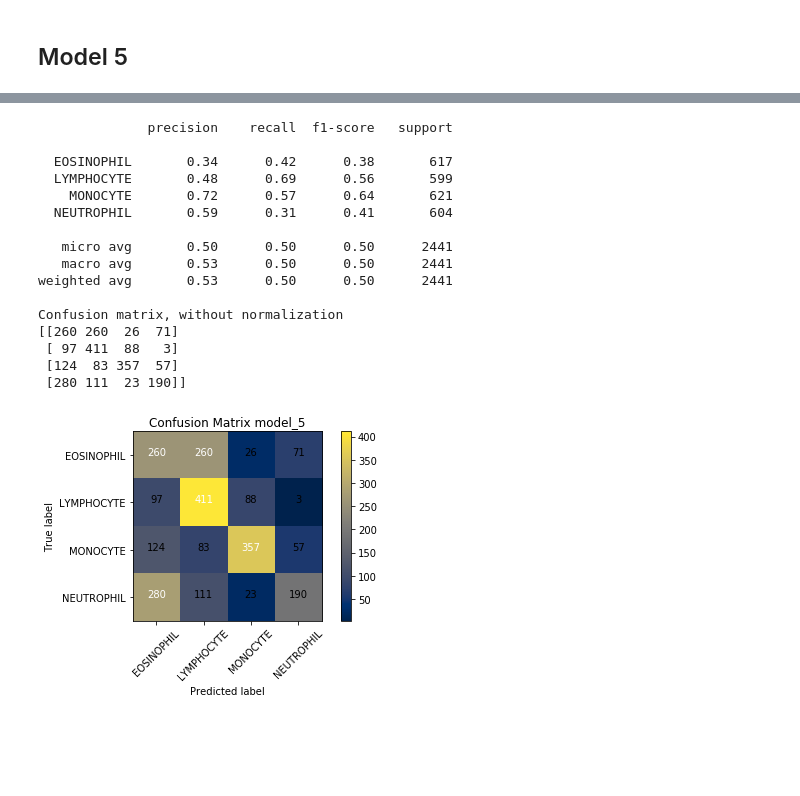
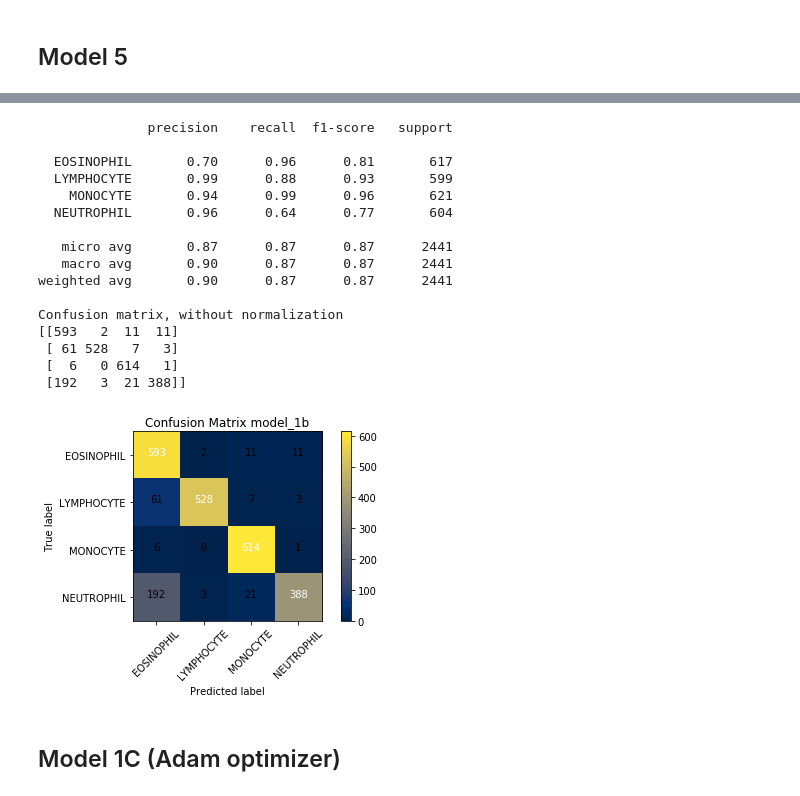
Before and after one commit to mattxushuai/Thinkful_final_capstone, a Jupyter notebook: CNN.ipynb, the cells around one changed output, grey strips where cells are left out. Drawn from its saved outputs; the diff is of its cells as text; code cells hidden in the pictures; blank space fills up the shorter version.

```diff
--- a/CNN.ipynb
+++ b/CNN.ipynb
@@ -205,13 +203,13 @@ def predict(model,model_name,image_generator,no_images,batch_size):
 #parameters
 batch_size = 32
 image_size = (80, 60)
-input_shape = (80, 60,3)
-epochs = 15
+input_shape = (80, 60, 3)
+epochs = 50
 
 #specify paths for train and test sets
-train_path = 'C:/Users/M&D/Dropbox/Data_Science/Final_Capstone/blood-cells/dataset-master/dataset-master/data/TRAIN'
-test_path = 'C:/Users/M&D/Dropbox/Data_Science/Final_Capstone/blood-cells/dataset-master/dataset-master/data/TEST'
-valid_path = 'C:/Users/M&D/Dropbox/Data_Science/Final_Capstone/blood-cells/dataset-master/dataset-master/data/TRAIN'
+train_path = 'C:/Users/shuaix/Dropbox/Data_Science/Final_Capstone/blood-cells/dataset-master/dataset-master/data/TRAIN'
+test_path = 'C:/Users/shuaix/Dropbox/Data_Science/Final_Capstone/blood-cells/dataset-master/dataset-master/data/TEST'
+valid_path = 'C:/Users/shuaix/Dropbox/Data_Science/Final_Capstone/blood-cells/dataset-master/dataset-master/data/TRAIN'
 
 if not os.path.exists(train_path):
     raise Exception('No train folder found')
@@ -421,6 +419,7 @@ Confusion matrix, without normalization
 # %% [markdown]
 ## Model 4
 # %%
+#model 4
 model_name = 'Model_4'
 model4 = Sequential()
 model4.add(Conv2D(32, kernel_size=(3, 3),
@@ -445,7 +444,7 @@ model4.compile(loss='categorical_crossentropy',
                   optimizer=Adadelta(),
                   metrics=['accuracy'])
 
-fit(model4, model_name, image_generator, batch_size, epochs, 7087, 1769)
+fit(model4, model_name, image_generator, batch_size, epochs, 9957, 2487)
 # %% [output]
 _________________________________________________________________
 Layer (type)                 Output Shape              Param #
@@ -489,6 +487,7 @@ Confusion matrix, without normalization
 # %% [markdown]
 ## Model 5
 # %%
+#model 5
 model_name = 'Model_5'
 model5 = Sequential()
 model5.add(Conv2D(32, kernel_size=(3, 3),
@@ -517,5 +516,5 @@ model5.compile(loss='categorical_crossentropy',
                   optimizer=Adadelta(),
                   metrics=['accuracy'])
 
-fit(model5, model_name, image_generator, batch_size, epochs, 7087, 1769)
+fit(model5, model_name, image_generator, batch_size, epochs, 9957, 2487)
 # %% [output]
@@ -540,0 +561,22 @@ Epoch 15/15
+# %%
+model_name = 'Model_1b'
+model1b = Sequential()
+model1b.add(Conv2D(32, kernel_size=(3, 3),
+                     activation='relu',
+                     input_shape=input_shape,strides=1))
+model1b.add(BatchNormalization())
+model1b.add(MaxPooling2D(pool_size=(2, 2)))
+
+model1b.add(Conv2D(32, (3, 3), activation='relu'))
+model1b.add(BatchNormalization())
+model1b.add(MaxPooling2D(pool_size=(2, 2)))
+
+model1b.add(Flatten())
+model1b.add(Dense(128, activation='relu'))
+model1b.add(BatchNormalization())
+model1b.add(Dense(4, activation='softmax'))
+model1b.compile(loss='categorical_crossentropy',
+                  optimizer=Adadelta(),
+                  metrics=['accuracy'])
+
+fit(model1b, model_name, image_generator, batch_size, epochs, 7087, 1769)
@@ -541,20 +603,22 @@ Epoch 15/15
 # %%
-predict(model5 ,'model_5',image_generator,2441,batch_size)
+predict(model1b ,'model_1b',image_generator,2441,batch_size)
 # %% [output]
               precision    recall  f1-score   support
 
-  EOSINOPHIL       0.34      0.42      0.38       617
-  LYMPHOCYTE       0.48      0.69      0.56       599
-    MONOCYTE       0.72      0.57      0.64       621
-  NEUTROPHIL       0.59      0.31      0.41       604
+  EOSINOPHIL       0.70      0.96      0.81       617
+  LYMPHOCYTE       0.99      0.88      0.93       599
+    MONOCYTE       0.94      0.99      0.96       621
+  NEUTROPHIL       0.96      0.64      0.77       604
 
-   micro avg       0.50      0.50      0.50      2441
-   macro avg       0.53      0.50      0.50      2441
-weighted avg       0.53      0.50      0.50      2441
+   micro avg       0.87      0.87      0.87      2441
+   macro avg       0.90      0.87      0.87      2441
+weighted avg       0.90      0.87      0.87      2441
 
 Confusion matrix, without normalization
-[[260 260  26  71]
- [ 97 411  88   3]
- [124  83 357  57]
- [280 111  23 190]]
+[[593   2  11  11]
+ [ 61 528   7   3]
+ [  6   0 614   1]
+ [192   3  21 388]]
-[figure, old version]
+[figure, new version]
+# %% [markdown]
+## Model 1C (Adam optimizer)
```
Also changed, not shown: parts of 15 cells of this notebook, 5 other files.
